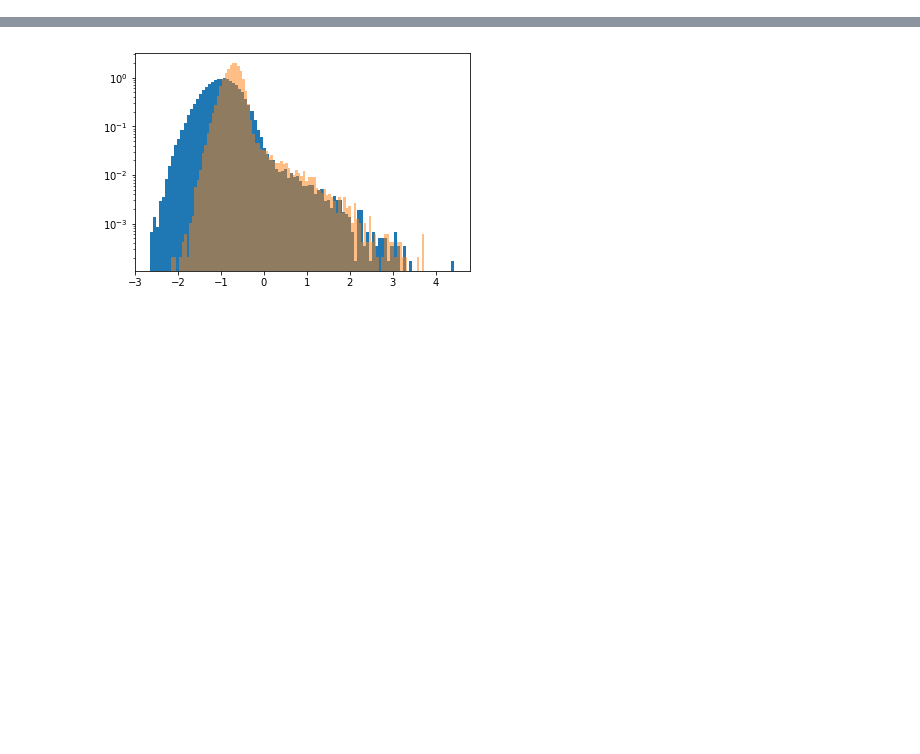
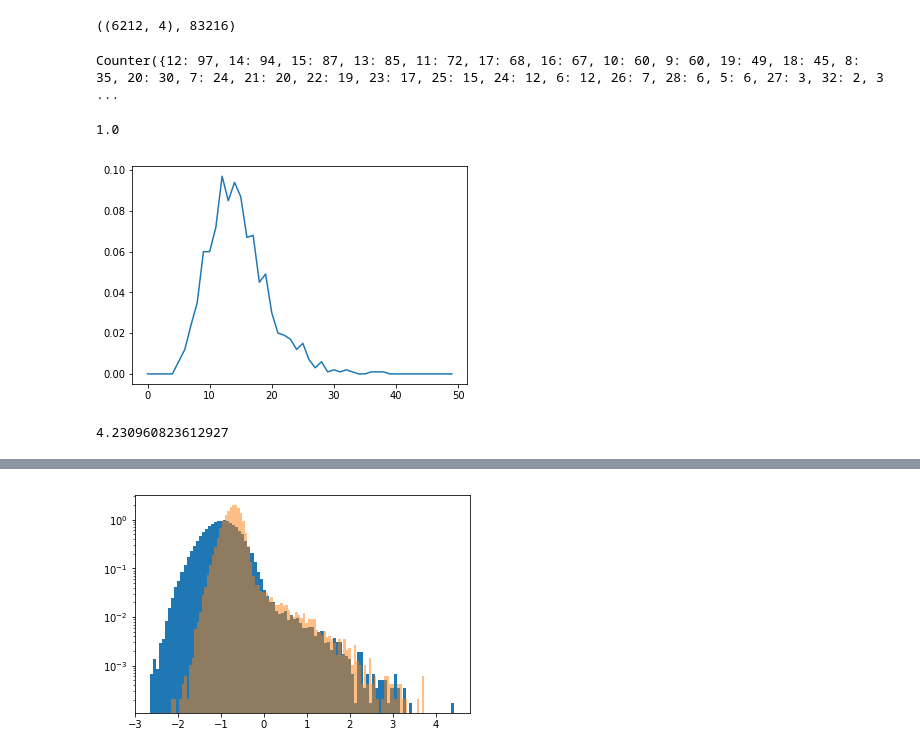
Before and after one commit to forero/VoronoiVolume, a Jupyter notebook: code/volumes.ipynb, the cells around one changed output, grey strips where cells are left out. Cells and saved outputs as stored; diff of their text form; code cells hidden in the pictures; blank space fills up the shorter version.

Commit message:
entropy delaunay

```diff
--- a/code/volumes.ipynb
+++ b/code/volumes.ipynb
@@ -24,3 +25,46 @@ vol_clustered_percent = volumes("../data/p_010_sphere_00_stdcosmo_norsd_z0.100.d
 vol_random = volumes("../data/random_sphere_00_stdcosmo_norsd_z0.100.dat")
 # %%
 vol_random_percent = volumes("../data/p_010_random_sphere_00_stdcosmo_norsd_z0.100.dat")
+# %%
+datafile = "../data/sphere_00_stdcosmo_norsd_z0.100.dat"
+data = np.loadtxt(datafile)
+n_points = 1000
+tri = scipy.spatial.Delaunay(data[:n_points,:])
+# %%
+np.shape(tri.simplices), len(data)
+# %% [output]
+((6212, 4), 83216)
+# %%
+pairs = list()
+for l in range(len(tri.simplices)):
+    simp = tri.simplices[l]
+    for i in range(4):
+        for j in range(i+1,4):
+            p = sorted([simp[i], simp[j]])
+            if p not in pairs:
+                pairs.append(p)
+# %%
+a = np.array(pairs).flatten()
+c = Counter(a)
+# %%
+h = Counter(list(c.values()))
+
+max_connection = 50
+probas = np.zeros(max_connection)
+for i in range(max_connection):
+    if i in h.keys():
+        probas[i] = h[i]/n_points
+print(h)
+# %% [output]
+Counter({12: 97, 14: 94, 15: 87, 13: 85, 11: 72, 17: 68, 16: 67, 10: 60, 9: 60, 19: 49, 18: 45, 8: 35, 20: 30, 7: 24, 21: 20, 22: 19, 23: 17, 25: 15, 24: 12, 6: 12, 26: 7, 28: 6, 5: 6, 27: 3, 32: 2, 3 ...
+# %%
+plt.plot(probas)
+print(np.sum(probas[probas>0]))
+# %% [output]
+1.0
+[figure, added]
+# %%
+p = probas[probas>0]
+print(-np.sum(np.log2(p) *p))
+# %% [output]
+4.230960823612927
```
Also changed, not shown: parts of 4 cells of this notebook.
